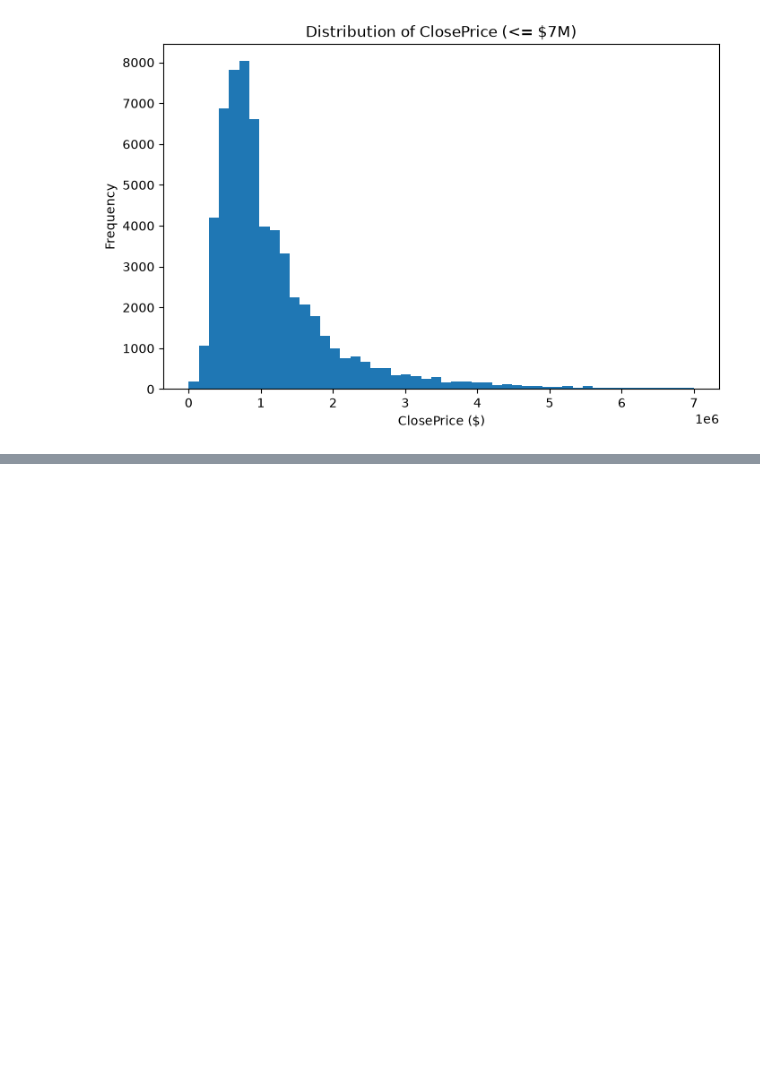
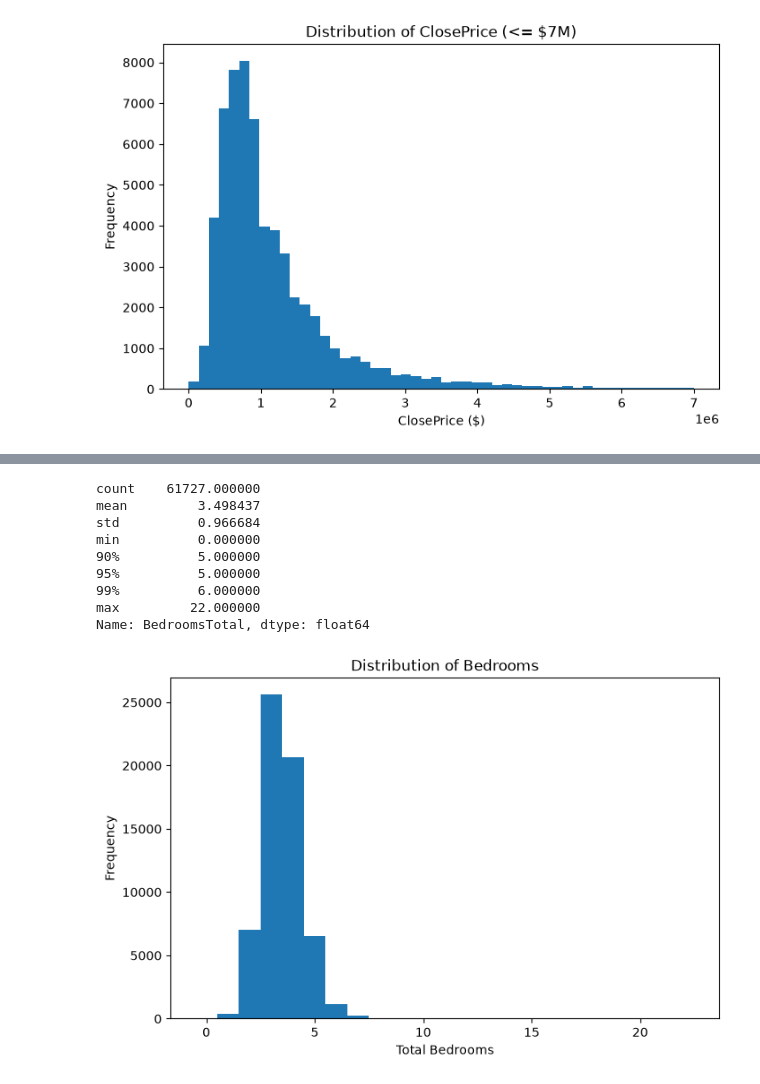
Before and after one commit to iviang/IDX-Exchange-DS-2026, a Jupyter notebook: 01_exploration.ipynb, the cells around one changed output, grey strips where cells are left out. Cells and saved outputs as stored; diff of their text form; code cells hidden in the pictures; blank space fills up the shorter version.

```diff
--- a/01_exploration.ipynb
+++ b/01_exploration.ipynb
@@ -150,3 +149,25 @@ plt.show()
 # %%
 ## Bedrooms = BedroomsTotal
 # Defn: The total number of bedrooms in the property.
+
+# Checking for outliers and percentiles in BedroomsTotal values
+print(df["BedroomsTotal"].describe(percentiles=[0.90, 0.95, 0.99]))
+
+# Full Distribution of BedroomsTotal values
+plt.figure(figsize=(8, 5))
+plt.hist(df["BedroomsTotal"], bins=range(0, 24), align="left")
+plt.title("Distribution of Bedrooms")
+plt.xlabel("Total Bedrooms")
+plt.ylabel("Frequency")
+plt.show()
+# %% [output]
+count    61727.000000
+mean         3.498437
+std          0.966684
+min          0.000000
+90%          5.000000
+95%          5.000000
+99%          6.000000
+max         22.000000
+Name: BedroomsTotal, dtype: float64
+[figure, added]
```
Also changed, not shown: parts of 8 cells of this notebook.
